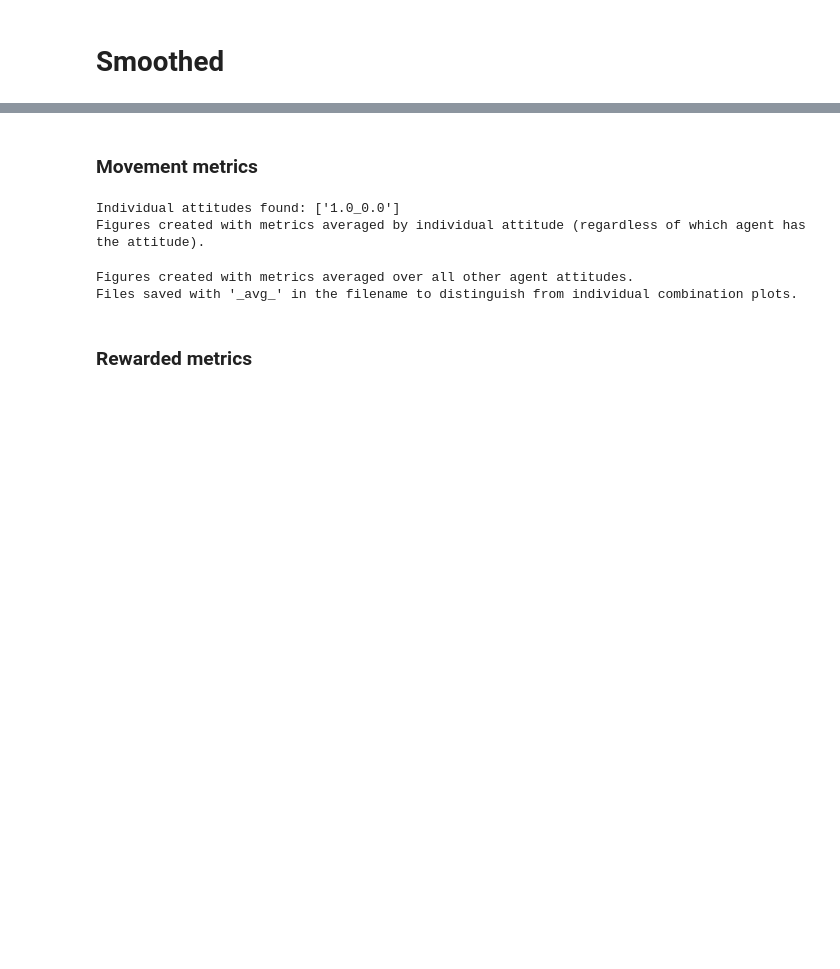
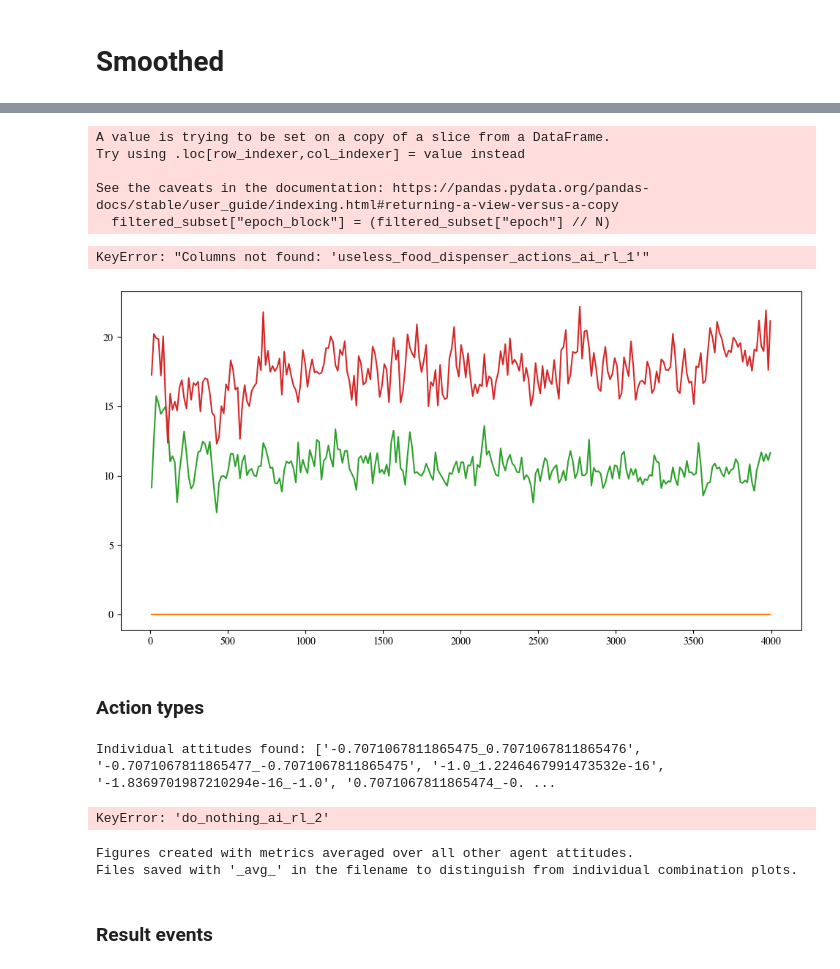
Before and after one commit to younesStrittmatter/cooked, a Jupyter notebook: analysis_classic.ipynb, the cells around one changed output, grey strips where cells are left out. Cells and saved outputs as stored; diff of their text form; code cells hidden in the pictures; blank space fills up the shorter version.

```diff
--- a/analysis_classic.ipynb
+++ b/analysis_classic.ipynb
@@ -159,7 +159,7 @@ rewarded_metric_colors = {
     "salad": "#E67E22"
 }
 
-movement_metrics_1 = [
+action_types_1 = [
     "do_nothing_ai_rl_1",
     "floor_actions_ai_rl_1",
     "wall_actions_ai_rl_1",
@@ -175,7 +175,7 @@ movement_metrics_1 = [
     "useful_delivery_actions_ai_rl_1",
 ]
 
-movement_metrics_2 = [
+action_types_2 = [
     "do_nothing_ai_rl_2",
     "floor_actions_ai_rl_2",
     "wall_actions_ai_rl_2",
@@ -191,7 +191,7 @@ movement_metrics_2 = [
     "useful_delivery_actions_ai_rl_2",
 ]
 
-movement_metric_labels = {
+action_types_labels = {
     "do_nothing": "No action",
     "floor_actions": "Floor",
     "wall_actions": "Wall",
@@ -207,7 +207,7 @@ movement_metric_labels = {
     "useful_delivery_actions": "Useful Delivery",
 }
 
-movement_metric_colors = {
+action_types_colors = {
     "do_nothing": "#000000",  # negro
     # floor & wall (colores random porque nunca aparecen)
     "floor_actions": "#9B59B6",  # morado random
@@ -507,39 +518,47 @@ for game_type in unique_game_type:
         filtered_subset["epoch_block"] = (filtered_subset["epoch"] // N)
 
         plt.figure(figsize=(12, 6))
-        for metric in movement_metrics_1:
+        for metric in action_types_1:
             block_means = filtered_subset.groupby("epoch_block")[[metric]].mean()
             middle_epochs = filtered_subset.groupby("epoch_block")["epoch"].median()
             plt.plot(middle_epochs, block_means, label=metric.replace("_", " ").title())
         plt.title(f"Metrics per Epoch - Game Type {game_type}, LR {lr}")
         plt.xlabel("Epoch")
         plt.ylabel("Mean value")
         plt.legend()
         #plt.xlim([0, 100])
         plt.tight_layout()
 
         filename_1 = f"metrics_agent1_g{game_type}_lr{str(lr).replace('.', 'p')}_smoothed_{N}.png"
         filepath_1 = os.path.join(smoothed_figures_dir, filename_1)
         plt.savefig(filepath_1)
         plt.close()
 
         plt.figure(figsize=(12, 6))
 
-        for metric in movement_metrics_2:
+        for metric in action_types_2:
             block_means = filtered_subset.groupby("epoch_block")[[metric]].mean()
             middle_epochs = filtered_subset.groupby("epoch_block")["epoch"].median()
             plt.plot(middle_epochs, block_means, label=metric.replace("_", " ").title())
         plt.title(f"Metrics per Epoch - Game Type {game_type}, LR {lr}")
         plt.xlabel("Epoch")
         plt.ylabel("Mean value")
         plt.legend()
         #plt.xlim([0, 100])
         plt.tight_layout()
 
         filename_2 = f"metrics_agent2_g{game_type}_lr{str(lr).replace('.', 'p')}_smoothed_{N}.png"
         filepath_2 = os.path.join(smoothed_figures_dir, filename_2)
         plt.savefig(filepath_2)
         plt.close()
+# %% [output]
+A value is trying to be set on a copy of a slice from a DataFrame.
+Try using .loc[row_indexer,col_indexer] = value instead
+
+See the caveats in the documentation: https://pandas.pydata.org/pandas-docs/stable/user_guide/indexing.html#returning-a-view-versus-a-copy
+  filtered_subset["epoch_block"] = (filtered_subset["epoch"] // N)
+KeyError: "Columns not found: 'useless_food_dispenser_actions_ai_rl_1'"
+[figure, added]
 # %%
 # Print Pure total reward vs epoch
 for attitude in unique_attitudes:
@@ -586,7 +605,7 @@ for attitude in unique_attitudes:
     plt.savefig(filepath)
     plt.close()
 # %% [markdown]
-### Movement metrics
+### Action types
 # %%
 # Print agent metrics vs epoch averaged by individual attitude
 # First, create individual attitude keys for each agent
@@ -632,7 +651,7 @@ for individual_attitude in unique_individual_attitudes:
                 # Check if agent 1 has this attitude
                 if row['attitude_agent_1'] == individual_attitude:
                     # Agent 1 has this attitude, add his metrics
-                    for metric in movement_metrics_1:
+                    for metric in action_types_1:
                         base_metric = metric.replace("_ai_rl_1", "")
                         attitude_metrics.append({
                             'epoch': row['epoch'],
@@ -644,7 +663,7 @@ for individual_attitude in unique_individual_attitudes:
                 # Check if agent 2 has this attitude
                 if row['attitude_agent_2'] == individual_attitude:
                     # Agent 2 has this attitude, add his metrics
-                    for metric in movement_metrics_2:
+                    for metric in action_types_2:
                         base_metric = metric.replace("_ai_rl_2", "")
                         attitude_metrics.append({
                             'epoch': row['epoch'],
@@ -665,8 +684,8 @@ for individual_attitude in unique_individual_attitudes:
                     block_means = metric_data.groupby("epoch_block")["value"].mean()
                     middle_epochs = metric_data.groupby("epoch_block")["epoch"].median()
                     plt.plot(middle_epochs, block_means,
-                             label=movement_metric_labels[metric],
-                             color=movement_metric_colors[metric])
+                             label=action_types_labels[metric],
+                             color=action_types_colors[metric])
 
                 plt.xlabel("Episodes", fontsize=20)
                 plt.title(f"Attitude {individual_attitude} ({degree:.1f}°) - LR {lr}")
@@ -679,15 +698,15 @@ for individual_attitude in unique_individual_attitudes:
                 plt.tight_layout()
 
                 sanitized_attitude = individual_attitude.replace('.', 'p')
-                filename = f"movement_metrics_attitude_{sanitized_attitude}_lr{str(lr).replace('.', 'p')}_smoothed_{N}.png"
+                filename = f"action_types_attitude_{sanitized_attitude}_lr{str(lr).replace('.', 'p')}_smoothed_{N}.png"
                 filepath = os.path.join(smoothed_figures_dir, filename)
                 plt.savefig(filepath)
                 plt.close()
 
 print("Figures created with metrics averaged by individual attitude (regardless of which agent has the attitude).")
 # %% [output]
-Individual attitudes found: ['1.0_0.0']
-Figures created with metrics averaged by individual attitude (regardless of which agent has the attitude).
+Individual attitudes found: ['-0.7071067811865475_0.7071067811865476', '-0.7071067811865477_-0.7071067811865475', '-1.0_1.2246467991473532e-16', '-1.8369701987210294e-16_-1.0', '0.7071067811865474_-0. ...
+KeyError: 'do_nothing_ai_rl_2'
 # %%
 # Also create combined plots showing both agents together for each attitude
 for attitude in unique_attitudes:
@@ -762,7 +781,7 @@ print("Files saved with '_avg_' in the filename to distinguish from individual c
 Figures created with metrics averaged over all other agent attitudes.
 Files saved with '_avg_' in the filename to distinguish from individual combination plots.
 # %% [markdown]
-### Rewarded metrics
+### Result events
 # %%
 # Print agent metrics vs epoch averaged by individual attitude
 # First, create individual attitude keys for each agent
```
Also changed, not shown: parts of 5 cells of this notebook.
